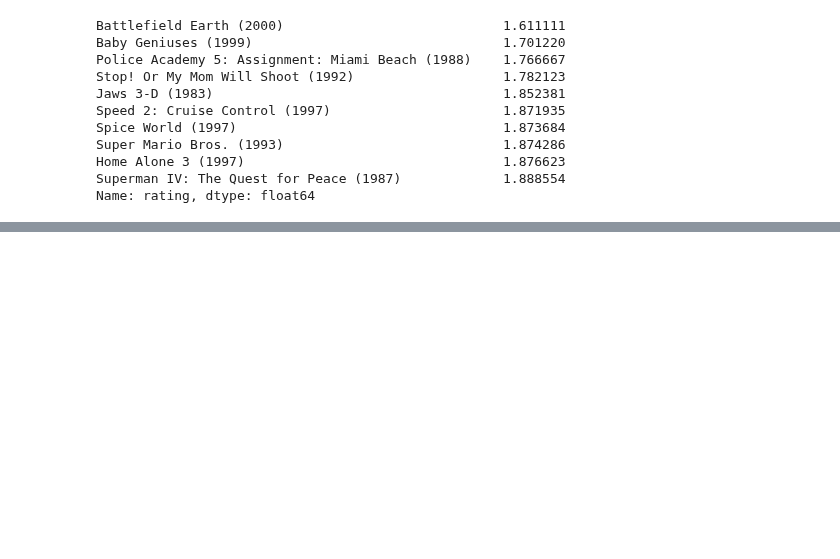
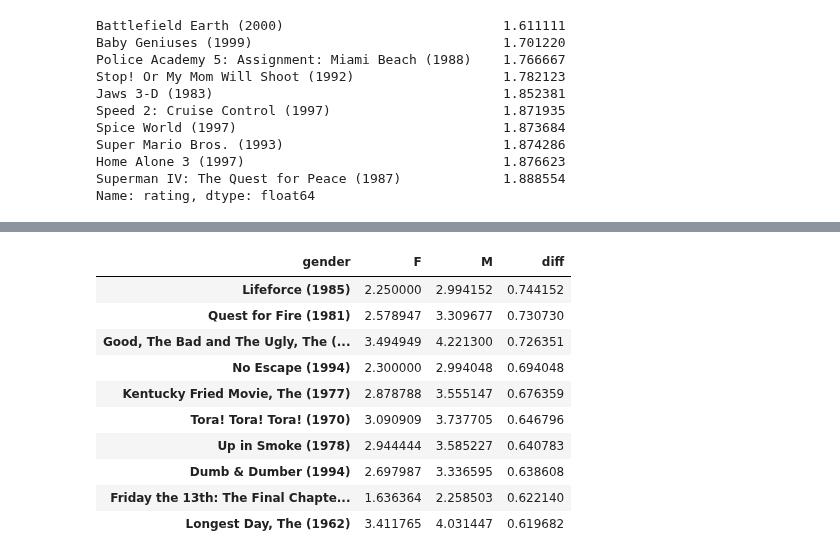
Before and after one commit to JakeOh/202110_itw_lab_python, a Jupyter notebook: py25_movielens.ipynb, the cells around one changed output, grey strips where cells are left out. Saved outputs shown, nothing was run; the diff lists cells and outputs as text; code cells hidden in the pictures; blank space fills up the shorter version.

```diff
--- a/py25_movielens.ipynb
+++ b/py25_movielens.ipynb
@@ -748,0 +891,15 @@ Name: rating, dtype: float64
+# %%
+by_gender_150.sort_values(by='diff', ascending=False).head(n=10)
+#> 여성들에 비해서 상대적으로 남성들의 선호도가 높은 영화
+# %% [output]
+| gender | F | M | diff |
+| Lifeforce (1985) | 2.250000 | 2.994152 | 0.744152 |
+| Quest for Fire (1981) | 2.578947 | 3.309677 | 0.730730 |
+| Good, The Bad and The Ugly, The (... | 3.494949 | 4.221300 | 0.726351 |
+| No Escape (1994) | 2.300000 | 2.994048 | 0.694048 |
+| Kentucky Fried Movie, The (1977) | 2.878788 | 3.555147 | 0.676359 |
+| Tora! Tora! Tora! (1970) | 3.090909 | 3.737705 | 0.646796 |
+| Up in Smoke (1978) | 2.944444 | 3.585227 | 0.640783 |
+| Dumb & Dumber (1994) | 2.697987 | 3.336595 | 0.638608 |
+| Friday the 13th: The Final Chapte... | 1.636364 | 2.258503 | 0.622140 |
+| Longest Day, The (1962) | 3.411765 | 4.031447 | 0.619682 |
```
Also changed, not shown: parts of 12 cells of this notebook.
